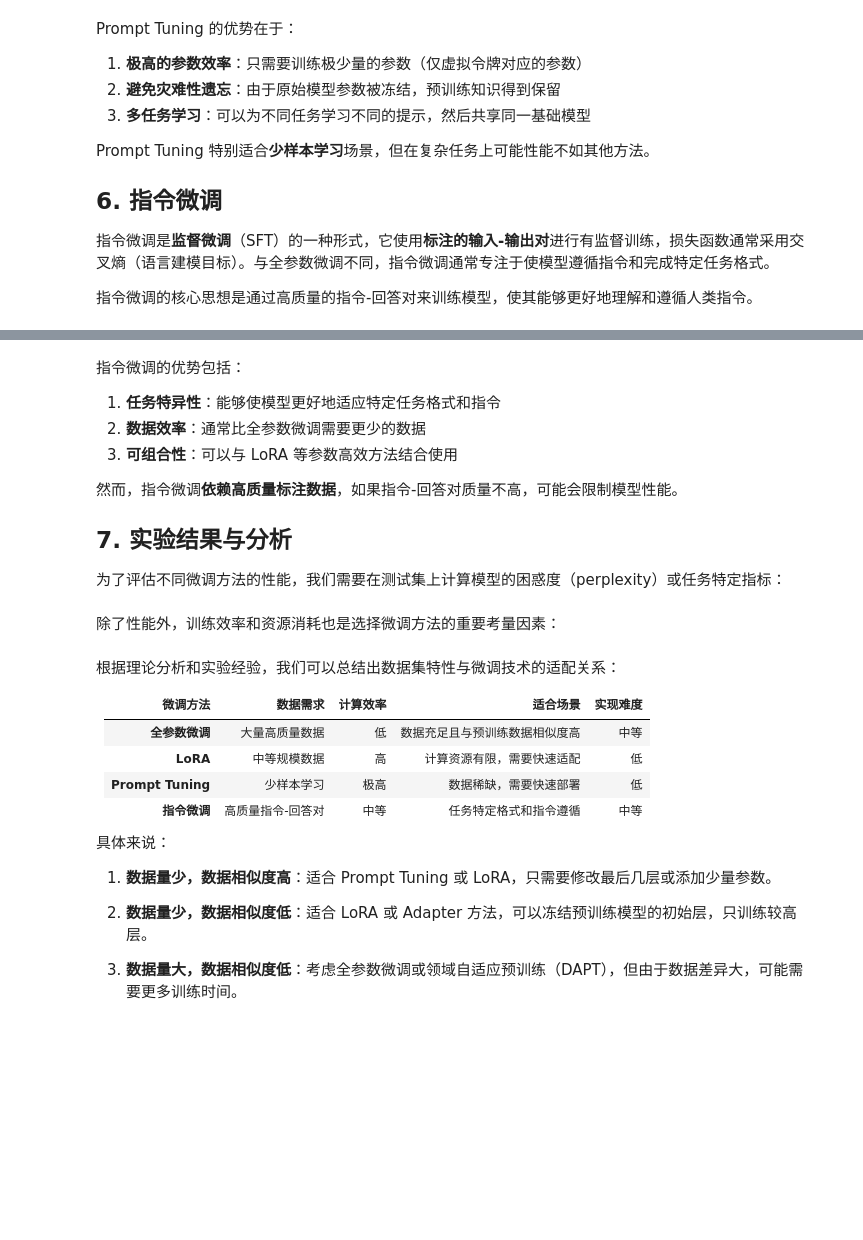
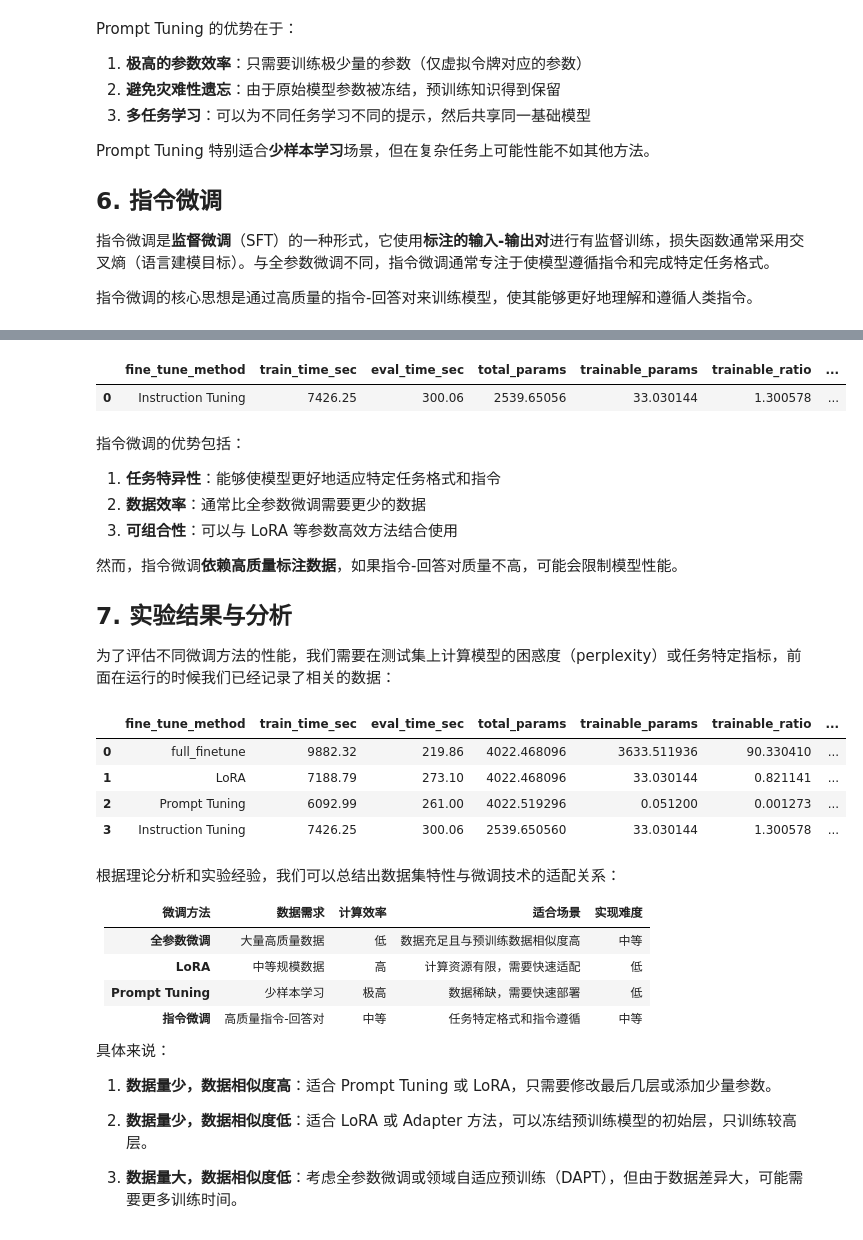
Before and after one commit to shawninhk/aiinfra, a Jupyter notebook: 04Train/05FineTune/Code01DataRealtion.ipynb, the cells around one changed output, grey strips where cells are left out. Cells and saved outputs as stored; diff of their text form; code cells hidden in the pictures; blank space fills up the shorter version.

Commit message:
Code01 experiment finished

```diff
--- a/04Train/05FineTune/Code01DataRealtion.ipynb
+++ b/04Train/05FineTune/Code01DataRealtion.ipynb
@@ -367,3 +1104,49 @@ print("指令微调完成")
+# %%
+# 提取评估记录
+import math
+train_logs = instruct_trainer.state.log_history
+eval_results = {}
+
+for log in train_logs:
+    if 'eval_loss' in log:
+        eval_results.update({k: v for k, v in log.items() if k.startswith('eval_')})
+
+# 计算困惑度
+if "eval_loss" in eval_results and eval_results["eval_loss"] is not None:
+    perplexity = math.exp(eval_results["eval_loss"])
+else:
+    perplexity = None
+
+
+total_params = sum(p.numel() for p in model.parameters()) / 1_000_000
+trainable_params = sum(p.numel() for p in model.parameters() if p.requires_grad) / 1_000_000
+
+trainable_ratio = (trainable_params / total_params) * 100
+peak_memory_mb = torch.cuda.max_memory_allocated() / 1024**2 if torch.cuda.is_available() else None
+
+
+record = {
+    "fine_tune_method": "Instruction Tuning",
+    "train_time_sec": round(train_duration, 2),
+    "eval_time_sec": round(eval_results["eval_runtime"], 2),
+    "total_params": total_params,
+    "trainable_params": trainable_params,
+    "trainable_ratio": trainable_ratio,
+    "peak_gpu_mem": round(peak_memory_mb, 2) if peak_memory_mb else None,
+    "eval_loss": eval_results["eval_loss"],
+    "eval_runtime": eval_results["eval_runtime"],
+    "eval_samples_per_second": eval_results["eval_samples_per_second"],
+    "perplexity": perplexity,
+    "epoch": 2
+}
+
+csv_path = "/root/autodl-tmp/training_results.csv"
+df = pd.DataFrame([record])
+df.to_csv(csv_path, index=False, mode="a", header=not pd.io.common.file_exists(csv_path))
+df
+# %% [output]
+|  | fine_tune_method | train_time_sec | eval_time_sec | total_params | trainable_params | trainable_ratio | ... |
+| 0 | Instruction Tuning | 7426.25 | 300.06 | 2539.65056 | 33.030144 | 1.300578 | ... |
 # %% [markdown]
 指令微调的优势包括：
 
@@ -375,4 +1158,4 @@ print("指令微调完成")
 
 ## 7. 实验结果与分析
 
-为了评估不同微调方法的性能，我们需要在测试集上计算模型的困惑度（perplexity）或任务特定指标：
+为了评估不同微调方法的性能，我们需要在测试集上计算模型的困惑度（perplexity）或任务特定指标，前面在运行的时候我们已经记录了相关的数据：
@@ -396,2 +1161,0 @@ print("性能评估完成")
-# %% [markdown]
-除了性能外，训练效率和资源消耗也是选择微调方法的重要考量因素：
@@ -427,3 +1162,15 @@ print("效率评估完成")
+# %%
+import pandas as pd
+
+
+experiment_results = pd.read_csv("/root/autodl-tmp/training_results.csv")
+experiment_results
+# %% [output]
+|  | fine_tune_method | train_time_sec | eval_time_sec | total_params | trainable_params | trainable_ratio | ... |
+| 0 | full_finetune | 9882.32 | 219.86 | 4022.468096 | 3633.511936 | 90.330410 | ... |
+| 1 | LoRA | 7188.79 | 273.10 | 4022.468096 | 33.030144 | 0.821141 | ... |
+| 2 | Prompt Tuning | 6092.99 | 261.00 | 4022.519296 | 0.051200 | 0.001273 | ... |
+| 3 | Instruction Tuning | 7426.25 | 300.06 | 2539.650560 | 33.030144 | 1.300578 | ... |
 # %% [markdown]
 根据理论分析和实验经验，我们可以总结出数据集特性与微调技术的适配关系：
 
```
Also changed, not shown: parts of 39 cells of this notebook.
